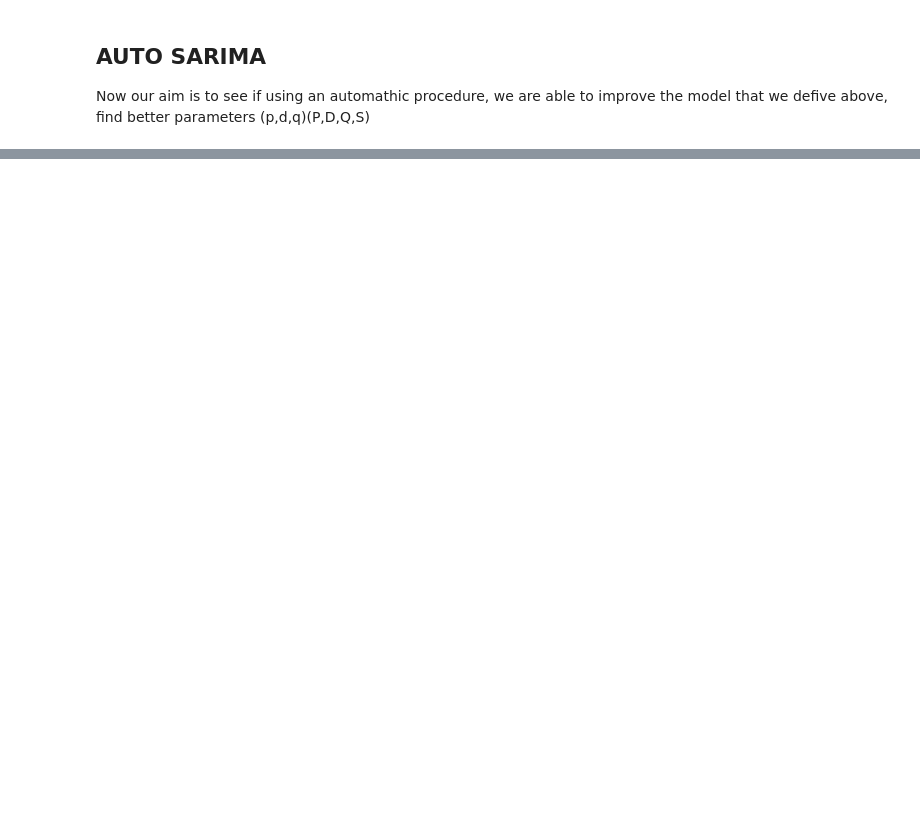
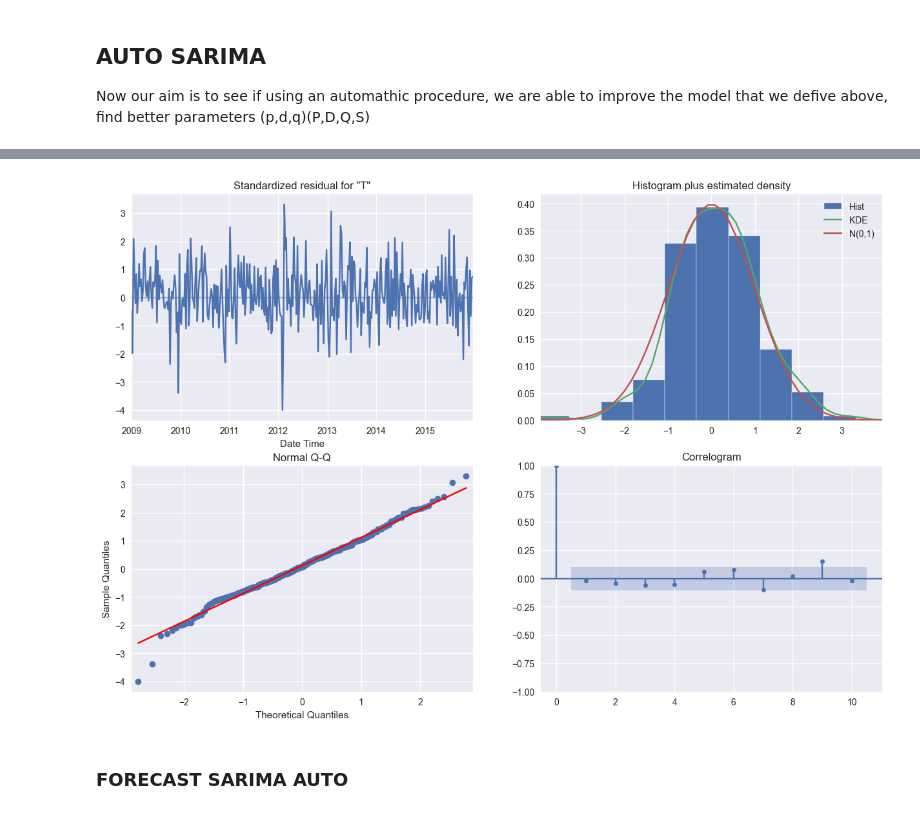
Before and after one commit to alelovo/StatisticalModels_project, a Jupyter notebook: SARIMA_family_models.ipynb, the cells around one changed output, grey strips where cells are left out. Saved outputs shown, nothing was run; the diff lists cells and outputs as text; code cells hidden in the pictures; blank space fills up the shorter version.

```diff
--- a/SARIMA_family_models.ipynb
+++ b/SARIMA_family_models.ipynb
@@ -217,0 +202,8 @@ KeyboardInterrupt:
+# %%
+# we try to fit the model with the parameters that AUTO ARIMA give us
+(p,d,q)=(3,0,0)
+(P,D,Q,S)=(2,0,0,52)
+
+# fit the model
+SARIMA_model_auto = SARIMAX(train_t, order=(p,d,q), seasonal_order=(P,D,Q,S)).fit()
+SARIMA_model_auto.summary()
@@ -217,0 +232,8 @@ KeyboardInterrupt:
+# %%
+# visualize the results of the model
+SARIMA_model_auto.plot_diagnostics(figsize=(15,10))
+plt.show()
+# %% [output]
+[figure, added]
+# %% [markdown]
+### FORECAST SARIMA AUTO
```
Also changed, not shown: parts of 10 cells of this notebook.
